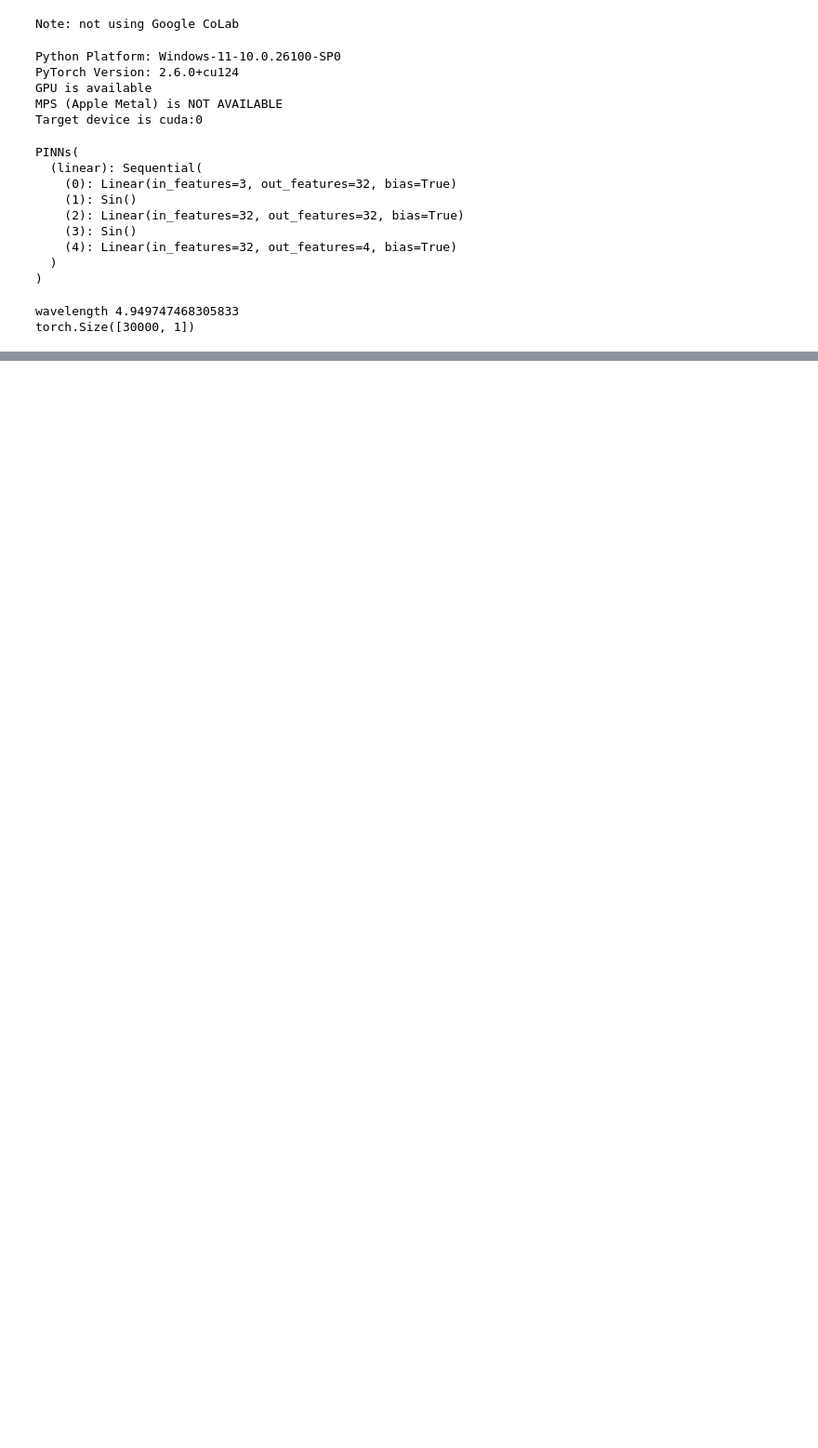
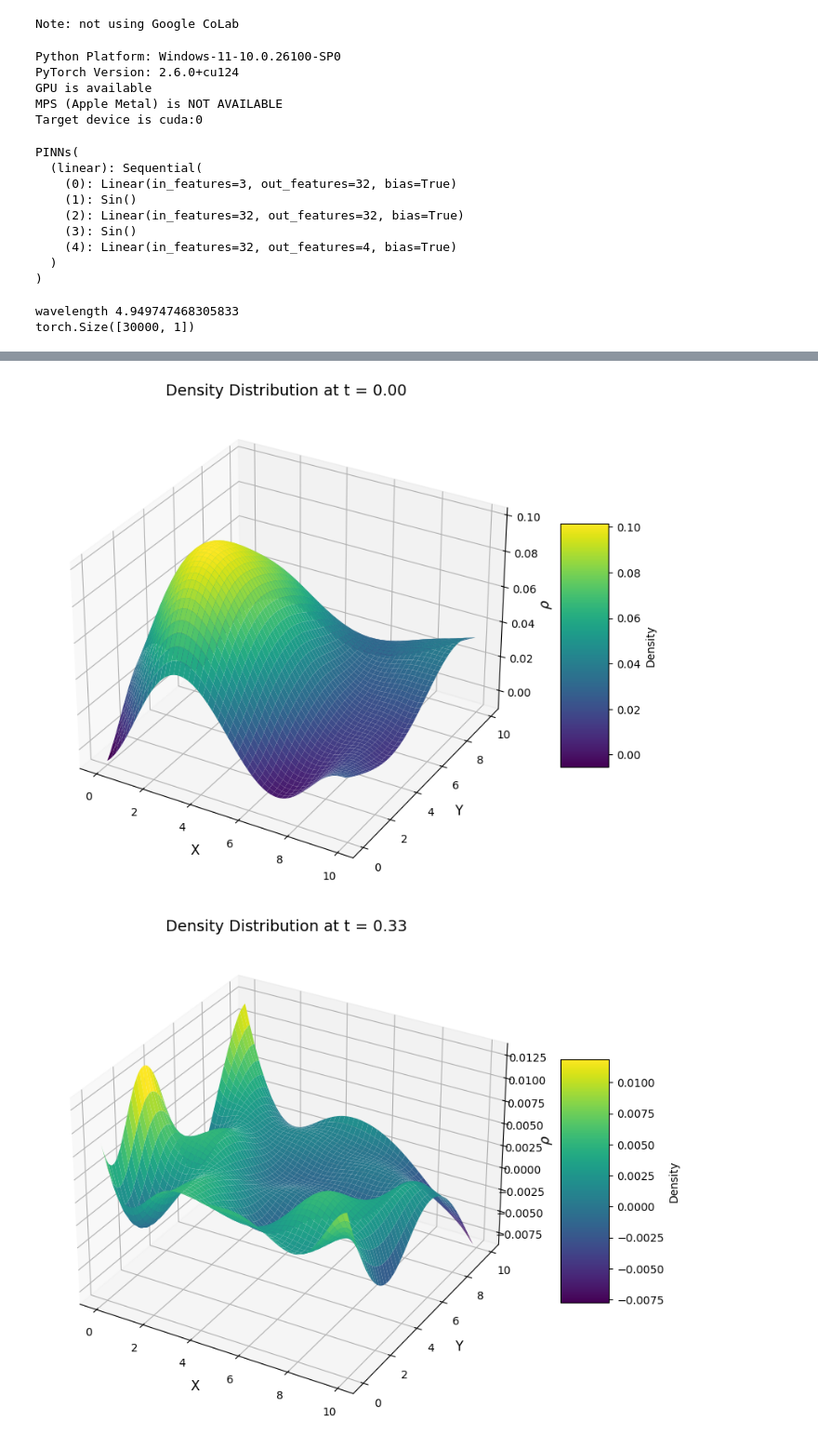
Before and after one commit to sauddy/GRINN, a Jupyter notebook: GRINN_torch_code/torch_GHD_2D.ipynb, the cells around one changed output, grey strips where cells are left out. Shown at 93% size. Saved outputs shown, nothing was run; the diff lists cells and outputs as text; code cells hidden in the pictures; blank space fills up the shorter version.

```diff
--- a/GRINN_torch_code/torch_GHD_2D.ipynb
+++ b/GRINN_torch_code/torch_GHD_2D.ipynb
@@ -417,0 +461,45 @@ Total time = 314.8372778892517 sec
+# %%
+def plot_3d_density(net, t, xmin, xmax, ymin, ymax, device="cpu"):
+    """
+    net: Trained PINN model
+    t: Time value to plot (float)
+    xmin/xmax/ymin/ymax: Spatial domain bounds
+    device: Device where the model resides (e.g., "cuda" or "cpu")
+    """
+    # Create 2D grid
+    x = np.linspace(xmin, xmax, 100)
+    y = np.linspace(ymin, ymax, 100)
+    X, Y = np.meshgrid(x, y)
+
+    # Prepare inputs for the network
+    xy_grid = np.hstack([X.reshape(-1,1), Y.reshape(-1,1)])  # Shape [10000, 2]
+    t_grid = t * np.ones((xy_grid.shape[0], 1))              # Shape [10000, 1]
+
+    # Convert to PyTorch tensors
+    pt_xy = torch.tensor(xy_grid, dtype=torch.float32).to(device)
+    pt_t = torch.tensor(t_grid, dtype=torch.float32).to(device)
+
+    # Get predictions (disable gradient tracking)
+    with torch.no_grad():
+        outputs = net(pt_xy, pt_t)
+        rho_pred = outputs[:,0].cpu().numpy().reshape(X.shape)  # Reshape to 100x100
+
+    # Create 3D plot
+    fig = plt.figure(figsize=(10, 8))
+    ax = fig.add_subplot(111, projection='3d')
+    surf = ax.plot_surface(X, Y, rho_pred, cmap='viridis', edgecolor='none')
+
+    # Customize plot
+    ax.set_xlabel('X', fontsize=12)
+    ax.set_ylabel('Y', fontsize=12)
+    ax.set_zlabel(r'$\rho$', fontsize=12)
+    ax.set_title(f'Density Distribution at t = {t:.2f}', fontsize=14)
+    fig.colorbar(surf, ax=ax, shrink=0.5, aspect=5, label='Density')
+
+    plt.show()
+# %%
+for t_plot in np.linspace(0,int(tmax),int(tmax)+3):
+    plot_3d_density(net, t_plot, xmin, xmax, ymin, ymax, device="cuda")
+# %% [output]
+[figure, added]
+[figure, added]
```
Also changed, not shown: parts of 4 cells of this notebook, 1 other file.
